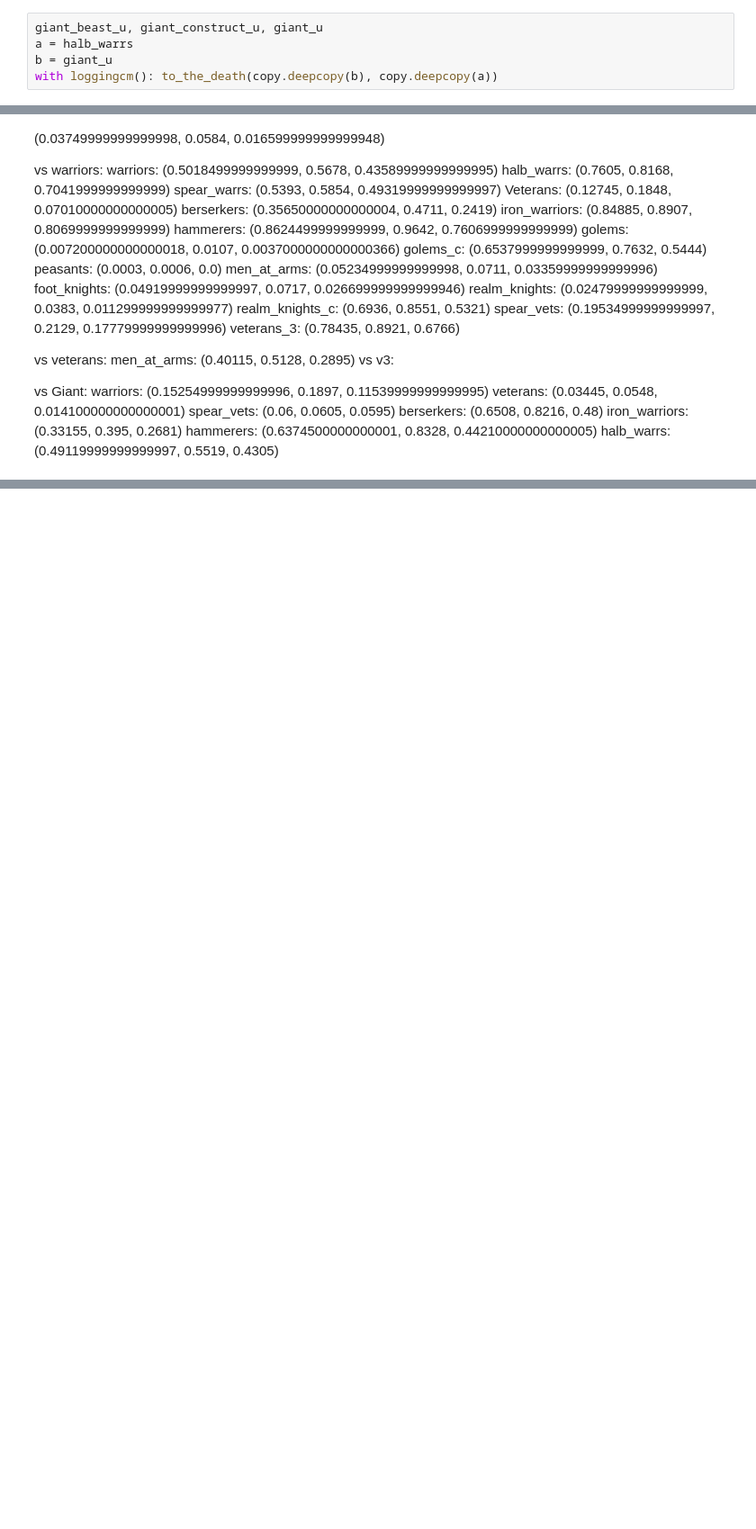
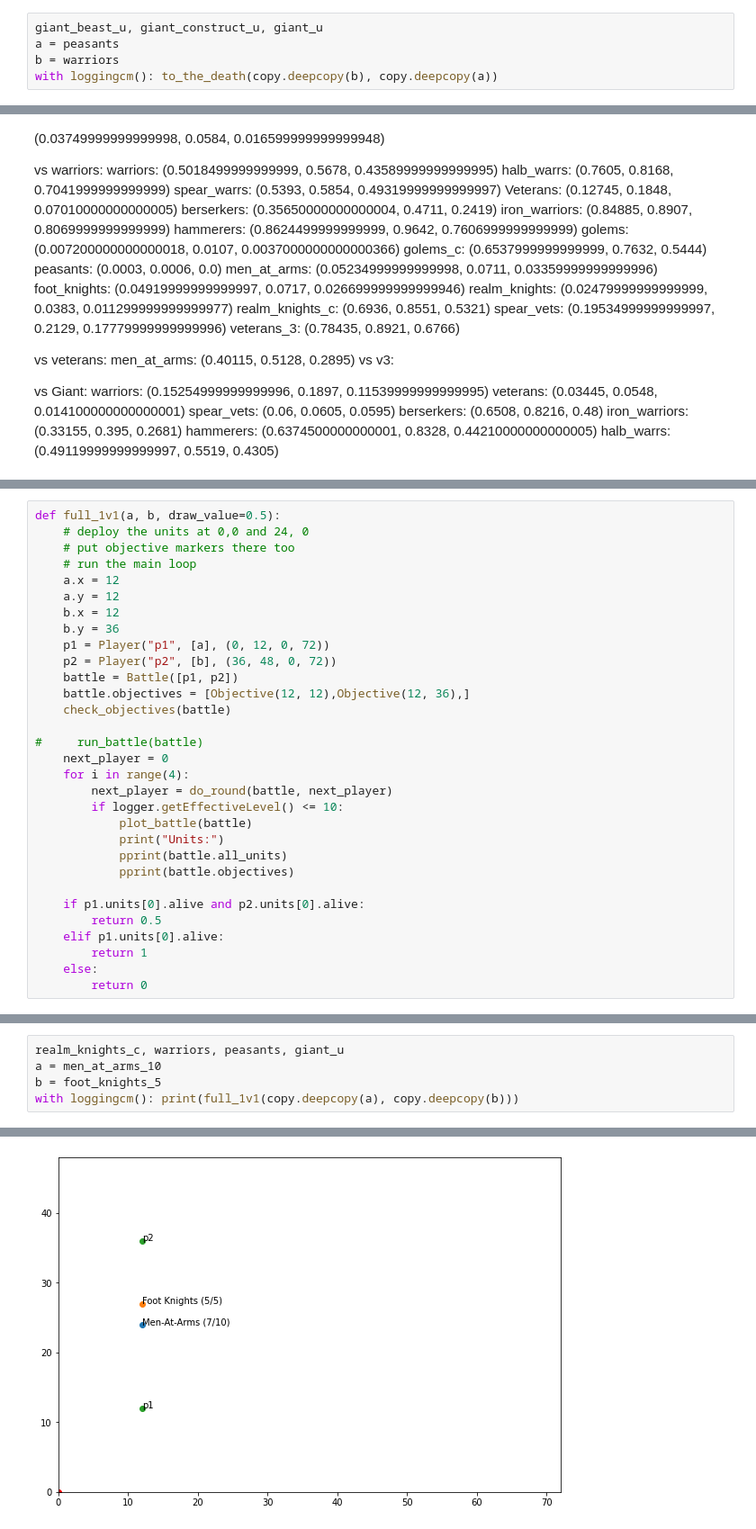
Before and after one commit to marthinwurer/OPRAOFR, a Jupyter notebook: OPR_MC.ipynb, the cells around one changed output, grey strips where cells are left out. Shown: that part at 90% size. Drawn from its saved outputs; the diff is of its cells as text; blank space fills up the shorter version.

```diff
--- a/OPR_MC.ipynb
+++ b/OPR_MC.ipynb
@@ -194,7 +175,7 @@ giant_u = Unit([giant], 1, name="Giant")
 # %%
 giant_beast_u, giant_construct_u, giant_u
-a = halb_warrs
-b = giant_u
+a = peasants
+b = warriors
 with loggingcm(): to_the_death(copy.deepcopy(b), copy.deepcopy(a))
 # %% [output]
 DEBUG:root:First melee
@@ -274,0 +288,31 @@ halb_warrs: (0.49119999999999997, 0.5519, 0.4305)
+# %%
+def full_1v1(a, b, draw_value=0.5):
+    # deploy the units at 0,0 and 24, 0
+    # put objective markers there too
+    # run the main loop
+    a.x = 12
+    a.y = 12
+    b.x = 12
+    b.y = 36
+    p1 = Player("p1", [a], (0, 12, 0, 72))
+    p2 = Player("p2", [b], (36, 48, 0, 72))
+    battle = Battle([p1, p2])
+    battle.objectives = [Objective(12, 12),Objective(12, 36),]
+    check_objectives(battle)
+
+#     run_battle(battle)
+    next_player = 0
+    for i in range(4):
+        next_player = do_round(battle, next_player)
+        if logger.getEffectiveLevel() <= 10:
+            plot_battle(battle)
+            print("Units:")
+            pprint(battle.all_units)
+            pprint(battle.objectives)
+
+    if p1.units[0].alive and p2.units[0].alive:
+        return 0.5
+    elif p1.units[0].alive:
+        return 1
+    else:
+        return 0
@@ -274,0 +341,6 @@ halb_warrs: (0.49119999999999997, 0.5519, 0.4305)
+# %%
+realm_knights_c, warriors, peasants, giant_u
+a = men_at_arms_10
+b = foot_knights_5
+with loggingcm(): print(full_1v1(copy.deepcopy(a), copy.deepcopy(b)))
+# %% [output]
@@ -274,0 +364 @@ halb_warrs: (0.49119999999999997, 0.5519, 0.4305)
+[figure, added]
```
Also changed, not shown: parts of 27 cells of this notebook, 2 other files.
